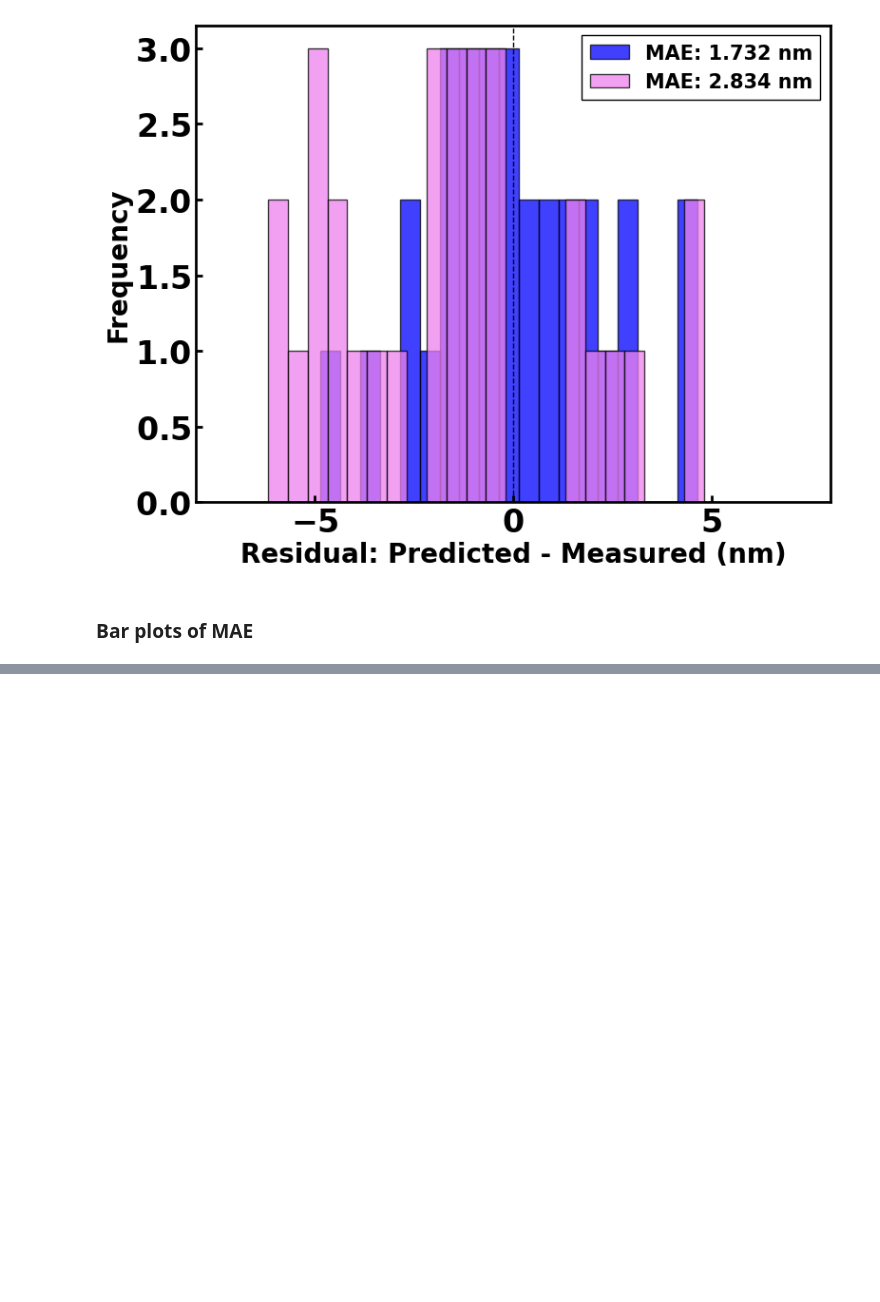
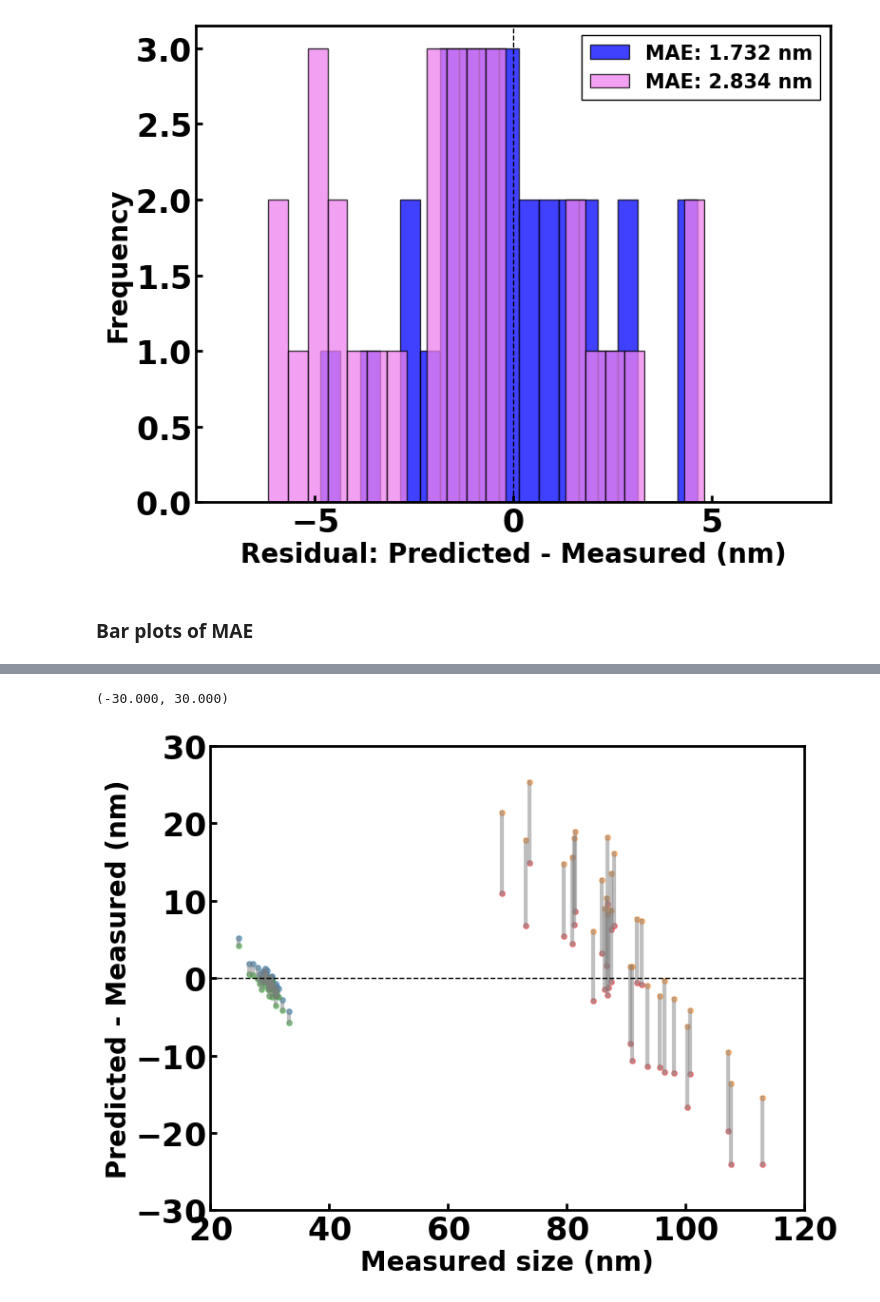
Before and after one commit to SWAN88/AuNR_DA, a Jupyter notebook: 090424_figure3_PG2.ipynb, the cells around one changed output, grey strips where cells are left out. Drawn from its saved outputs; the diff is of its cells as text; code cells hidden in the pictures; blank space fills up the shorter version.

```diff
--- a/090424_figure3_PG2.ipynb
+++ b/090424_figure3_PG2.ipynb
@@ -389,0 +661,28 @@ ax.legend(loc='upper right', fontsize=15)
+# %%
+fig, ax = plt.subplots()
+
+# Glass to ITO
+ax.scatter(yw_exp_ito, wmean1_list-yw_exp_ito, s=15, alpha=.5, label=f'MAE: {round(maew1_array.mean(), 2)} nm')
+ax.scatter(yl_exp_ito, lmean1_list-yl_exp_ito, s=15, alpha=.5, label=f'MAE: {round(mael1_array.mean(), 2)} nm')
+
+# Corrected Glass to ITO
+ax.scatter(yw_exp_ito, wmean2_list-yw_exp_ito, s=15, alpha=.5, label=f'MAE: {round(maew2_array.mean(), 2)} nm')
+ax.scatter(yl_exp_ito, lmean2_list-yl_exp_ito, s=15, alpha=.5, label=f'MAE: {round(mael2_array.mean(), 2)} nm')
+
+for i in range(len(yw_exp_ito)):
+    ax.plot([yw_exp_ito[i], yw_exp_ito[i]], [wmean1_list[i] - yw_exp_ito[i], wmean2_list[i] - yw_exp_ito[i]], color='gray', alpha=0.5)
+
+for i in range(len(yl_exp_ito)):
+    ax.plot([yl_exp_ito[i], yl_exp_ito[i]], [lmean1_list[i] - yl_exp_ito[i], lmean2_list[i] - yl_exp_ito[i]], color='gray', alpha=0.5)
+
+ax.axhline(y=0, lw=1, ls="--", c='k')
+
+ax.set_xlabel('Measured size (nm)')
+ax.set_ylabel('Predicted - Measured (nm)')
+ax.set_xlim(20, 120)
+ax.set_ylim(-30, 30)
+# ax.legend(loc='lower right', fontsize=15)
+# ax.text(0.01, 0.95, 'C', ha='left', va='top', transform=ax.transAxes, fontsize=30)
+# %% [output]
+(-30.000, 30.000)
+[figure, added]
```
Also changed, not shown: parts of 10 cells of this notebook.
